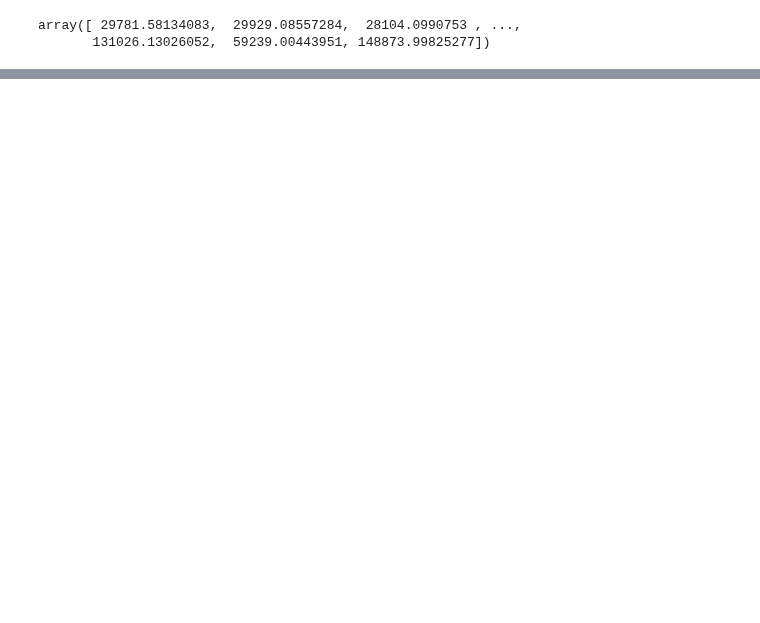
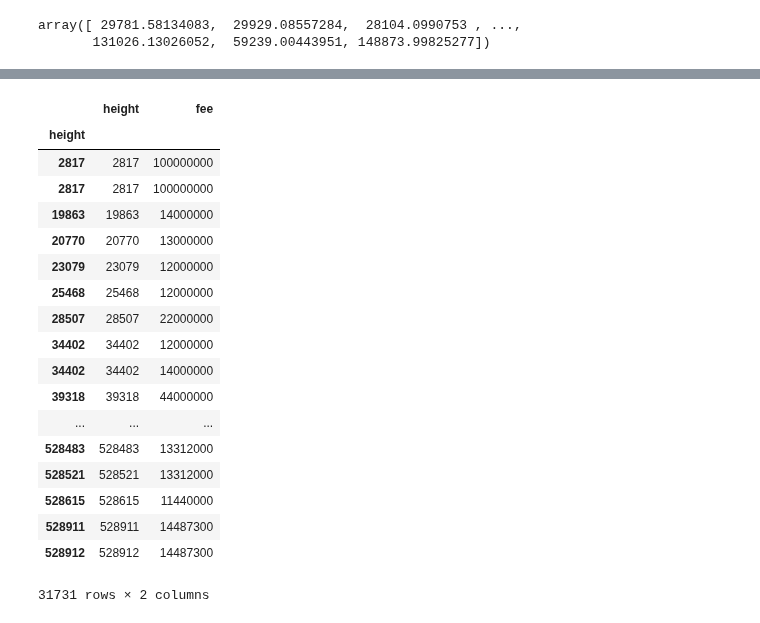
Before and after one commit to warproxxx/CryptoTrader, a Jupyter notebook: CryptoTrader/data_utils/blockchain_data/demo.ipynb, the cells around one changed output, grey strips where cells are left out. Cells and saved outputs as stored; diff of their text form; code cells hidden in the pictures; blank space fills up the shorter version.

```diff
--- a/CryptoTrader/data_utils/blockchain_data/demo.ipynb
+++ b/CryptoTrader/data_utils/blockchain_data/demo.ipynb
@@ -243,0 +338,2 @@ array([ 29781.58134083,  29929.08557284,  28104.0990753 , ...,
+# %%
+df = pd.DataFrame([(tx.block.height, tx.fee) for tx in high_fee_txes], columns=["height", "fee"])
@@ -243,0 +361,24 @@ array([ 29781.58134083,  29929.08557284,  28104.0990753 , ...,
+# %%
+df.index = df["height"]
+# %%
+df
+# %% [output]
+|  | height | fee |
+| height |  |  |
+| 2817 | 2817 | 100000000 |
+| 2817 | 2817 | 100000000 |
+| 19863 | 19863 | 14000000 |
+| 20770 | 20770 | 13000000 |
+| 23079 | 23079 | 12000000 |
+| 25468 | 25468 | 12000000 |
+| 28507 | 28507 | 22000000 |
+| 34402 | 34402 | 12000000 |
+| 34402 | 34402 | 14000000 |
+| 39318 | 39318 | 44000000 |
+| ... | ... | ... |
+| 528483 | 528483 | 13312000 |
+| 528521 | 528521 | 13312000 |
+| 528615 | 528615 | 11440000 |
+| 528911 | 528911 | 14487300 |
+| 528912 | 528912 | 14487300 |
+31731 rows × 2 columns
```
Also changed, not shown: parts of 18 cells of this notebook, 3 other files.
